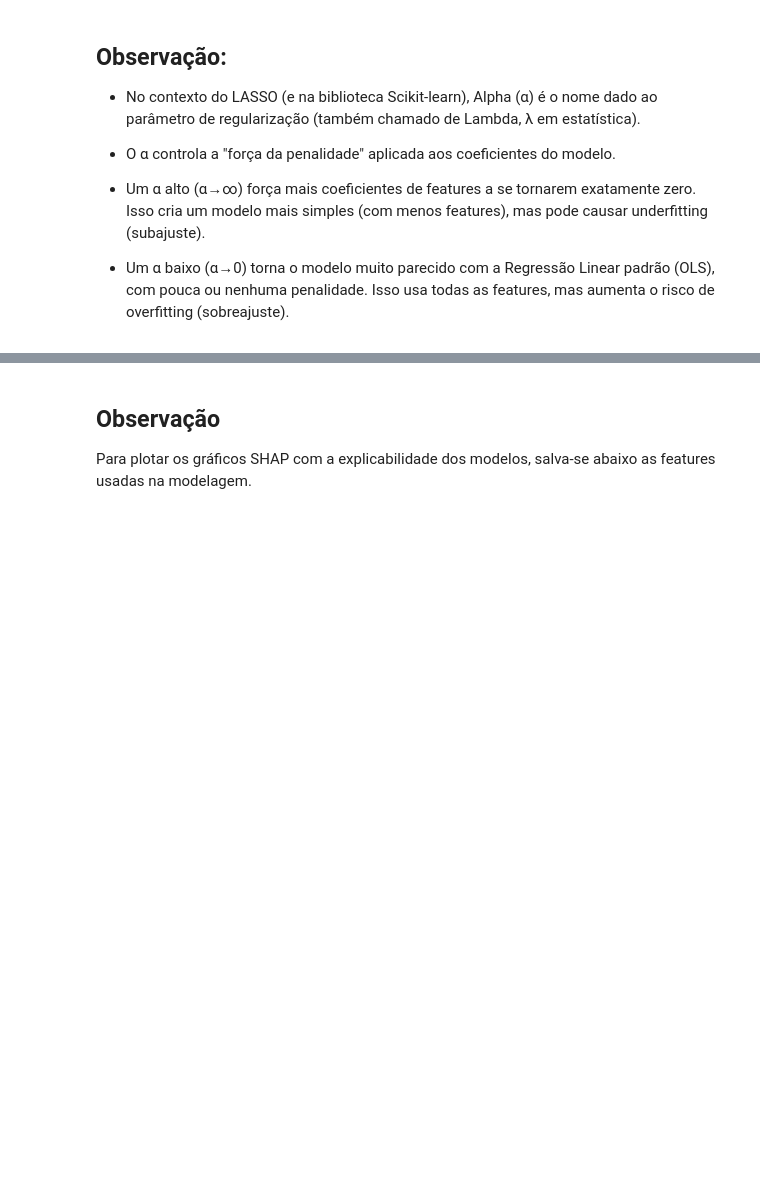
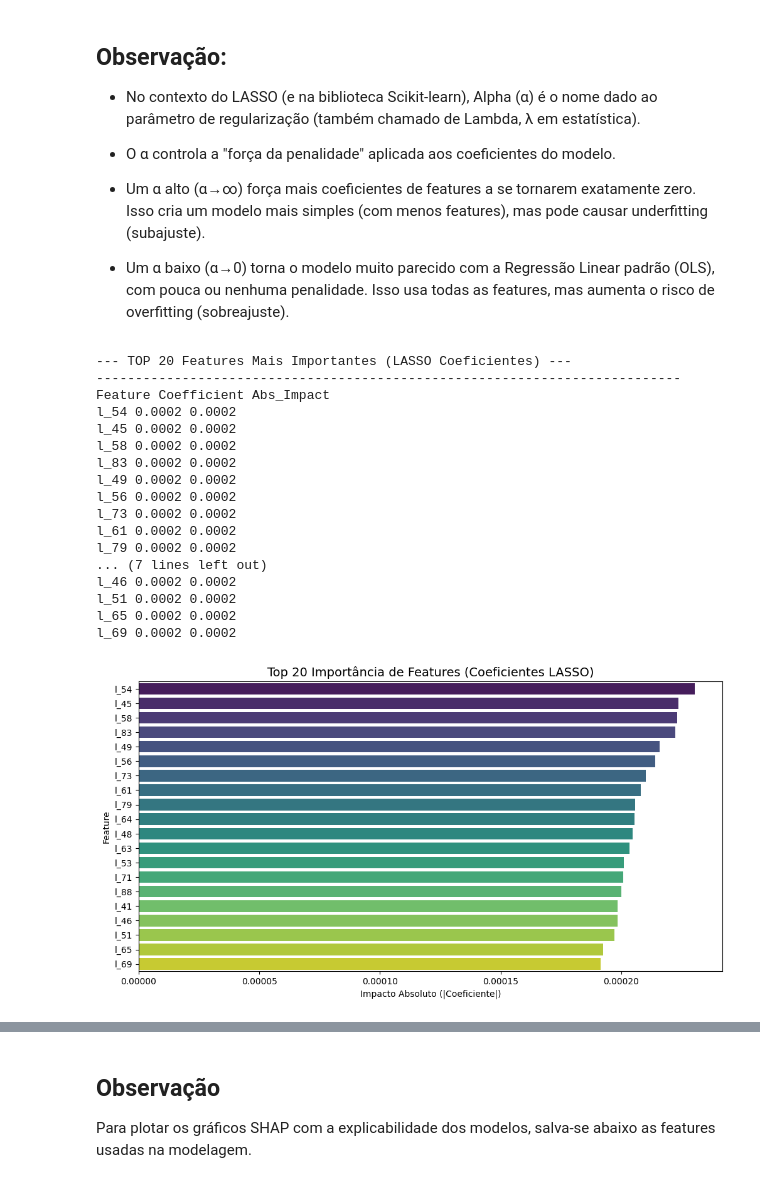
Before and after one commit to RenatodaCostaSantos/capacitacao, a Jupyter notebook: aeroespacial/notebooks/4_selecao_features_com_modelo_linear.ipynb, the cells around one changed output, grey strips where cells are left out. Cells and saved outputs as stored; diff of their text form; code cells hidden in the pictures; blank space fills up the shorter version.

```diff
--- a/aeroespacial/notebooks/4_selecao_features_com_modelo_linear.ipynb
+++ b/aeroespacial/notebooks/4_selecao_features_com_modelo_linear.ipynb
@@ -204,11 +266,18 @@ X_train_scaled_lasso = pd.DataFrame(X_train_scaled_lasso, columns=X_train.column
 gkf = GroupKFold(n_splits=5)
 
 # 3. Encontrar o Alpha ideal (Melhor parâmetro de regularização)
-lasso_cv = LassoCV(cv=gkf, random_state=42, n_jobs=-1, max_iter=10000)
+lasso_cv = LassoCV(
+    cv=gkf,
+    random_state=42,
+    n_jobs=-1,
+    max_iter=10000
+)
 
 # 4. Ajustar o modelo com os grupos para evitar vazamento
 # Agora, o LassoCV saberá como rotear 'groups' para o GroupKFold.
-lasso_cv.fit(X_train_scaled_lasso, y_train.to_numpy().ravel(), groups=groups)
-print(
-    f"\nMelhor Alpha (Lambda) Encontrado pelo LASSO (com GroupKFold): {lasso_cv.alpha_:.5f}"
+lasso_cv.fit(
+    X_train_scaled_lasso,
+    y_train.to_numpy().ravel(),
+    groups=groups
 )
+print(f"\nMelhor Alpha (Lambda) Encontrado pelo LASSO (com GroupKFold): {lasso_cv.alpha_:.5f}")
@@ -224,55 +295,76 @@ print(
 - Um α baixo (α→0) torna o modelo muito parecido com a Regressão Linear padrão (OLS), com pouca ou nenhuma penalidade. Isso usa todas as features, mas aumenta o risco de overfitting (sobreajuste).
 # %%
 # Mapear coeficientes
-coefficients = pd.DataFrame({"Feature": X_train.columns, "Coefficient": lasso_cv.coef_})
+coefficients = pd.DataFrame({
+    'Feature': X_train.columns,
+    'Coefficient': lasso_cv.coef_
+})
 
 # Filtrar apenas as features que NÃO foram zeradas (selecionadas)
-selected_coefficients = coefficients[coefficients["Coefficient"] != 0].copy()
+selected_coefficients = coefficients[coefficients['Coefficient'] != 0].copy()
 
 # Calcular o impacto absoluto para ordenação
-selected_coefficients["Abs_Impact"] = np.abs(selected_coefficients["Coefficient"])
+selected_coefficients['Abs_Impact'] = np.abs(selected_coefficients['Coefficient'])
 
 # Ordenar por impacto absoluto (do mais importante para o menos importante)
 selected_coefficients = selected_coefficients.sort_values(
-    by="Abs_Impact", ascending=False
+    by='Abs_Impact',
+    ascending=False
 ).reset_index(drop=True)
 
 
 # ----------------------------------------------------
 # 1. VISUALIZAÇÃO DAS 10 FEATURES MAIS IMPORTANTES
 # ----------------------------------------------------
 
-TOP_N = 20
+TOP_N =20
 top_N_features = selected_coefficients.head(TOP_N)
 
 print(f"\n--- TOP {TOP_N} Features Mais Importantes (LASSO Coeficientes) ---")
 print("-" * 75)
 
 # Usamos o método .style.format() do Pandas para formatar a saída com duas casas decimais,
 # garantindo que apenas as colunas de coeficiente sejam formatadas.
-styled_output = top_N_features.style.format(
-    {
-        "Coefficient": "{:.4f}",  # Formato para o valor do coeficiente
-        "Abs_Impact": "{:.4f}",  # Formato para o impacto absoluto
-    }
-).hide(axis="index")  # Oculta o índice do DataFrame para uma tabela mais limpa
+styled_output = top_N_features.style.format({
+    'Coefficient': '{:.4f}', # Formato para o valor do coeficiente
+    'Abs_Impact': '{:.4f}'    # Formato para o impacto absoluto
+}).hide(axis='index') # Oculta o índice do DataFrame para uma tabela mais limpa
 
 print(styled_output.to_string())
 
 
 plt.figure(figsize=(12, 6))
 sns.barplot(
-    x="Abs_Impact",
-    y="Feature",
+    x='Abs_Impact',
+    y='Feature',
     data=top_N_features,
-    hue="Feature",  # Variável 'y' mapeada para 'hue'
-    palette="viridis",
-    legend=False,  # Desativa a legenda que seria criada por 'hue'
+    hue='Feature', # Variável 'y' mapeada para 'hue'
+    palette='viridis',
+    legend=False # Desativa a legenda que seria criada por 'hue'
 )
-plt.title(f"Top {TOP_N} Importância de Features (Coeficientes LASSO)", fontsize=14)
-plt.xlabel("Impacto Absoluto (|Coeficiente|)")
-plt.ylabel("Feature")
+plt.title(f'Top {TOP_N} Importância de Features (Coeficientes LASSO)', fontsize=14)
+plt.xlabel('Impacto Absoluto (|Coeficiente|)')
+plt.ylabel('Feature')
 plt.show()
+# %% [output]
+--- TOP 20 Features Mais Importantes (LASSO Coeficientes) ---
+---------------------------------------------------------------------------
+Feature Coefficient Abs_Impact
+l_54 0.0002 0.0002
+l_45 0.0002 0.0002
+l_58 0.0002 0.0002
+l_83 0.0002 0.0002
+l_49 0.0002 0.0002
+l_56 0.0002 0.0002
+l_73 0.0002 0.0002
+l_61 0.0002 0.0002
+l_79 0.0002 0.0002
+... (7 lines left out)
+l_46 0.0002 0.0002
+l_51 0.0002 0.0002
+l_65 0.0002 0.0002
+l_69 0.0002 0.0002
+[figure, added]
 # %%
 # 1. Obter os coeficientes do modelo
 coeficientes = lasso_cv.coef_
```
Also changed, not shown: parts of 67 cells of this notebook, 5 other files.
